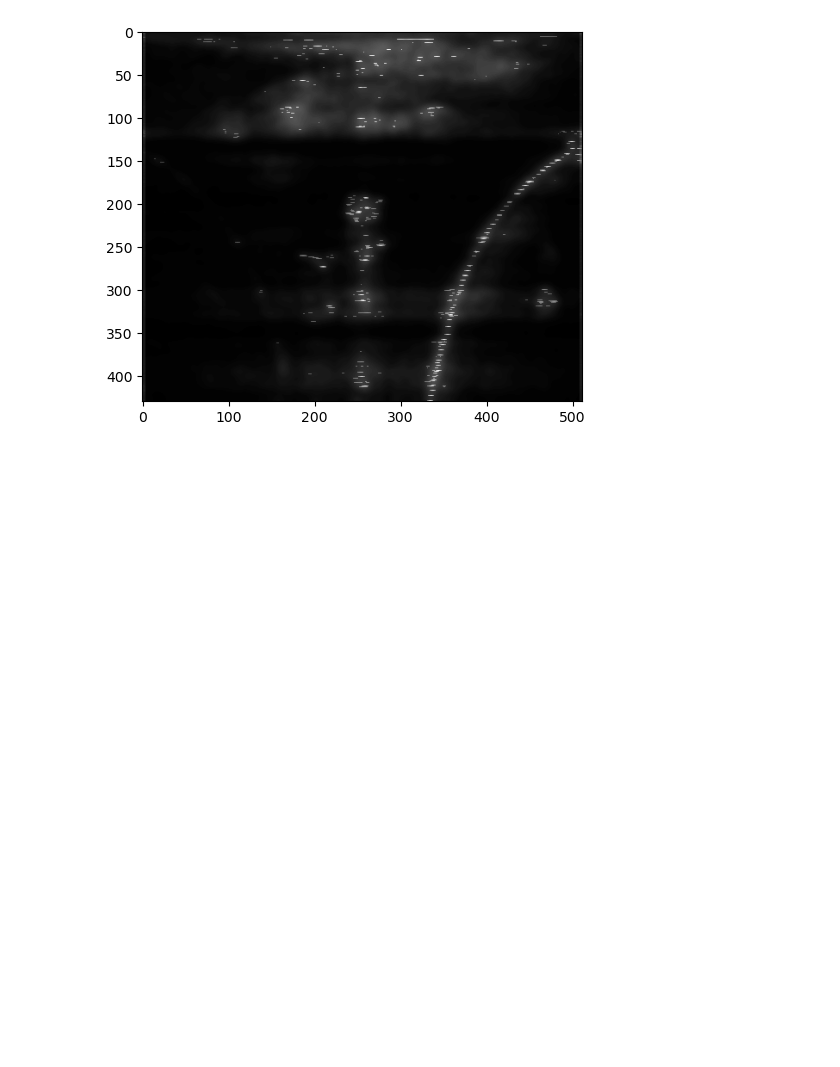
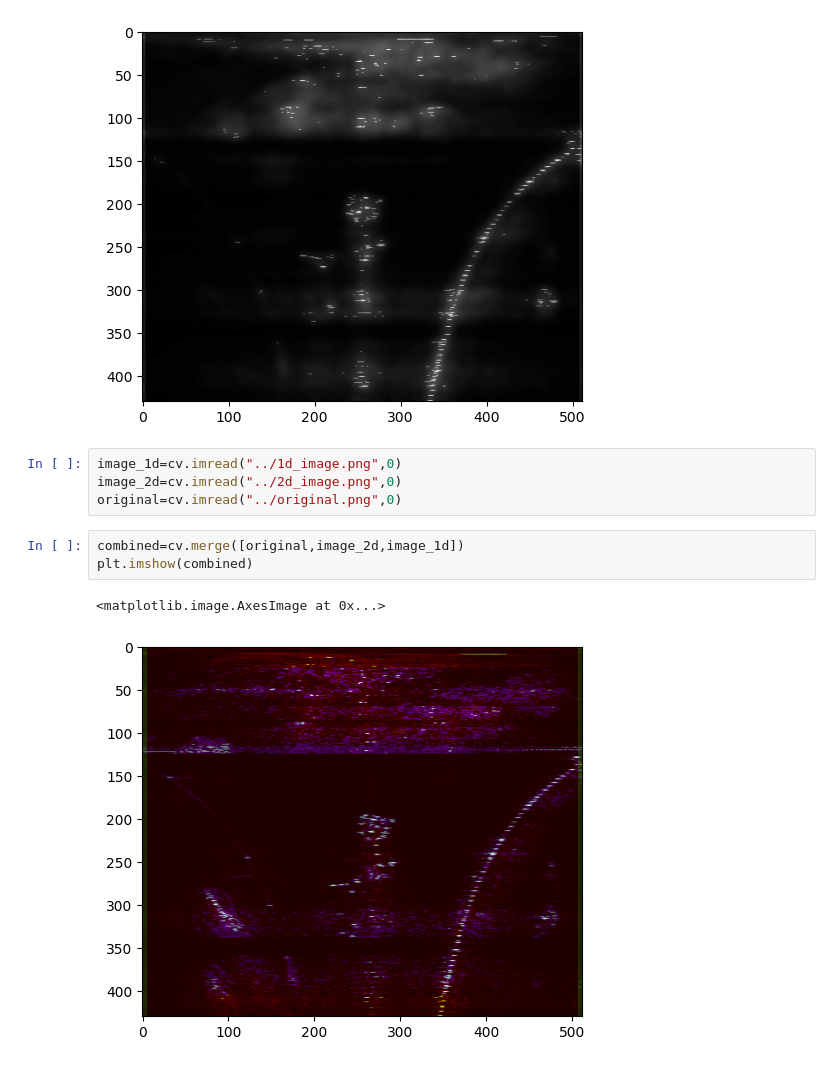
Before and after one commit to SAAB-NTU/cfar_cpp, a Jupyter notebook: Analysis/thresholding.ipynb, the cells around one changed output. Saved outputs shown, nothing was run; the diff lists cells and outputs as text; blank space fills up the shorter version.

```diff
--- a/Analysis/thresholding.ipynb
+++ b/Analysis/thresholding.ipynb
@@ -52,3 +63,13 @@ plt.axes = "off"
 plt.savefig("weighted_parent_child_output.png", bbox_inches = "tight")
 # %% [output]
 [figure]
+# %%
+image_1d=cv.imread("../1d_image.png",0)
+image_2d=cv.imread("../2d_image.png",0)
+original=cv.imread("../original.png",0)
+# %%
+combined=cv.merge([original,image_2d,image_1d])
+plt.imshow(combined)
+# %% [output]
+<matplotlib.image.AxesImage at 0x...>
+[figure, added]
```
Also changed, not shown: parts of 10 cells of this notebook, 11 other files.
